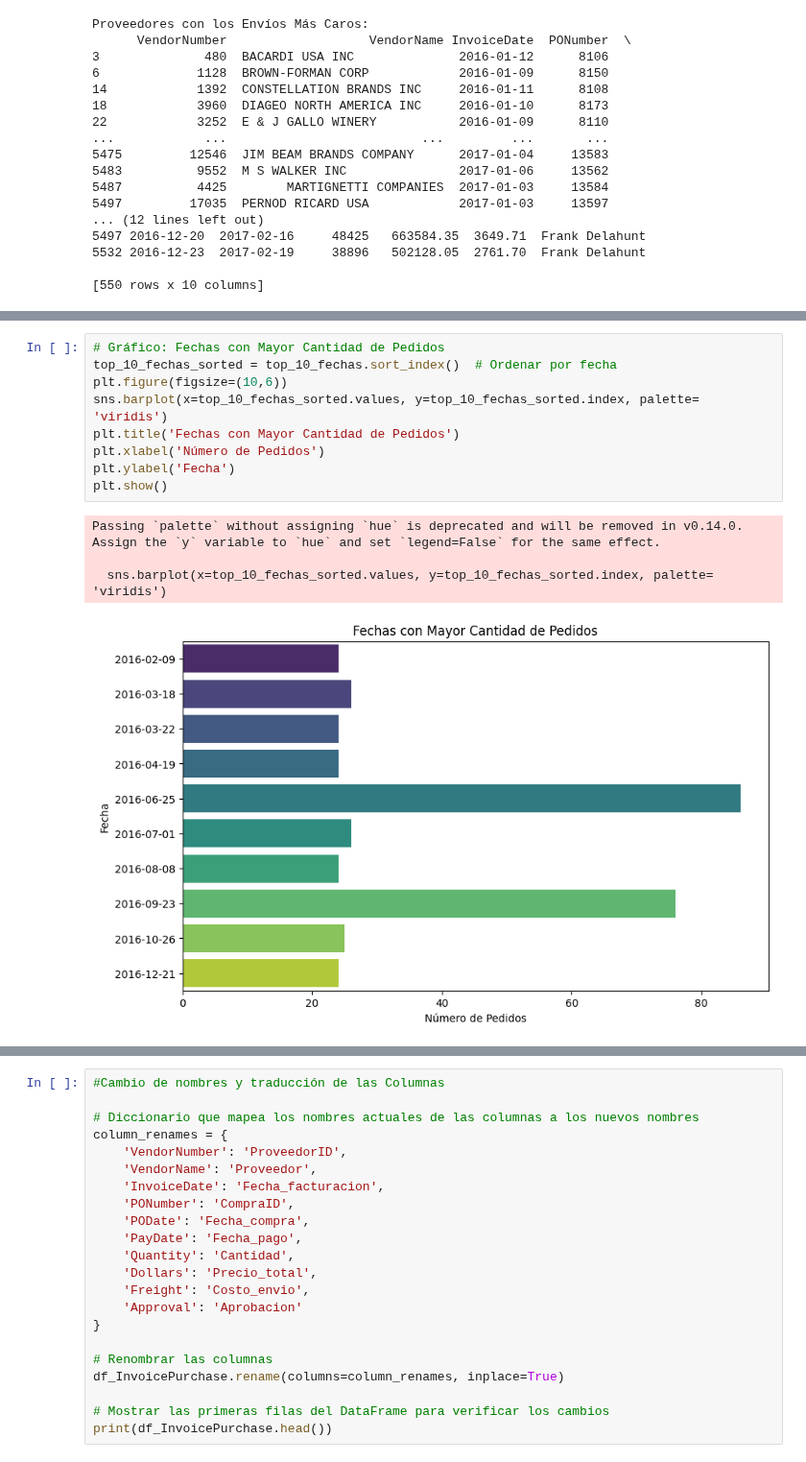
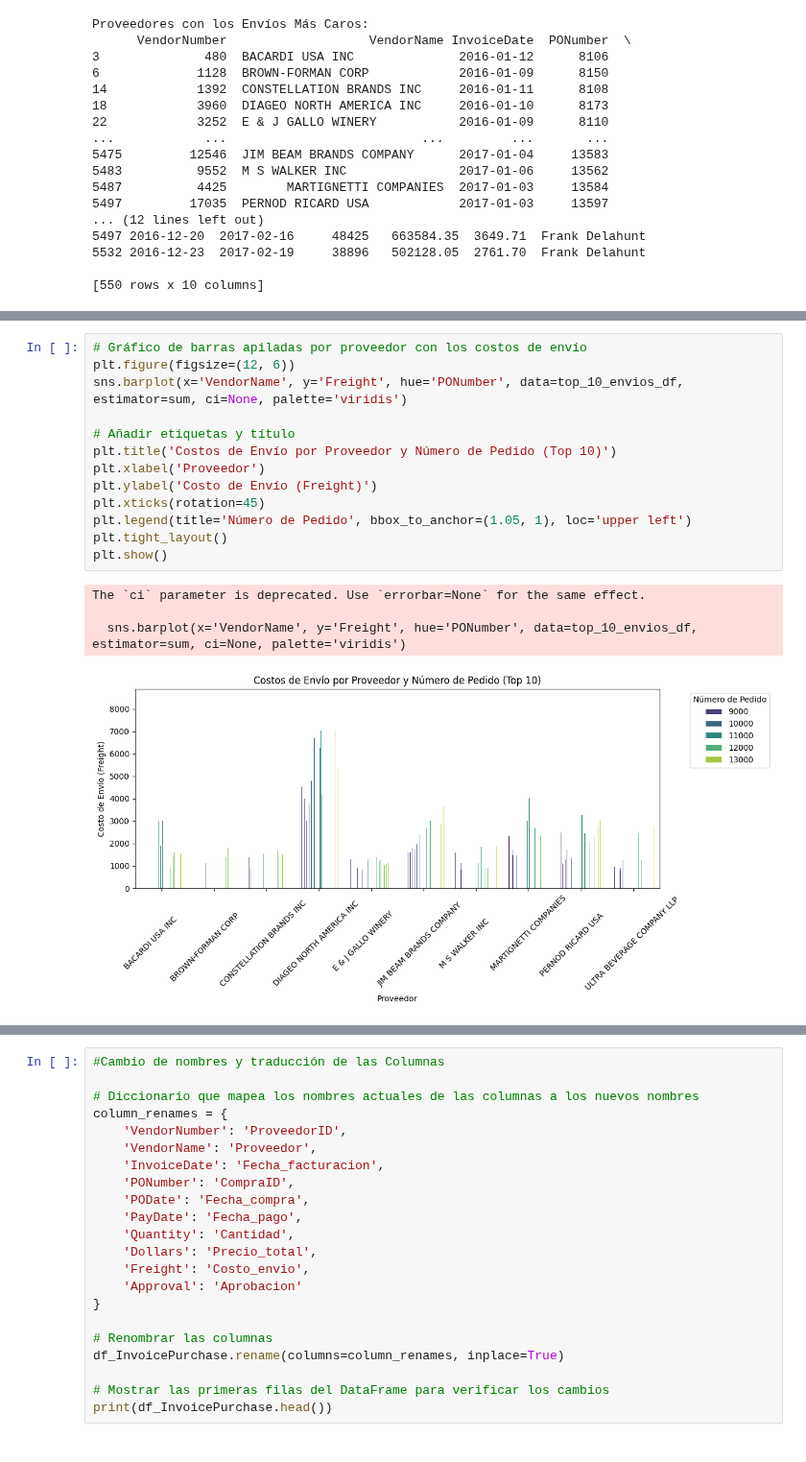
Before and after one commit to danipars/Analisis_Inventario_Distribuidora_Licores_AMCDrinks, a Jupyter notebook: EDA/OrdenesCompra.ipynb, the cells around one changed output, grey strips where cells are left out. Shown at 96% size. Saved outputs shown, nothing was run; the diff lists cells and outputs as text.

```diff
--- a/EDA/OrdenesCompra.ipynb
+++ b/EDA/OrdenesCompra.ipynb
@@ -427,14 +414,18 @@ Passing `palette` without assigning `hue` is deprecated and will be removed in v
-# %%
-# Gráfico: Fechas con Mayor Cantidad de Pedidos
-top_10_fechas_sorted = top_10_fechas.sort_index()  # Ordenar por fecha
-plt.figure(figsize=(10,6))
-sns.barplot(x=top_10_fechas_sorted.values, y=top_10_fechas_sorted.index, palette= 'viridis')
-plt.title('Fechas con Mayor Cantidad de Pedidos')
-plt.xlabel('Número de Pedidos')
-plt.ylabel('Fecha')
-plt.show()
-# %% [output]
-Passing `palette` without assigning `hue` is deprecated and will be removed in v0.14.0. Assign the `y` variable to `hue` and set `legend=False` for the same effect.
-
-  sns.barplot(x=top_10_fechas_sorted.values, y=top_10_fechas_sorted.index, palette= 'viridis')
-[figure, removed]
+# %%
+# Gráfico de barras apiladas por proveedor con los costos de envío
+plt.figure(figsize=(12, 6))
+sns.barplot(x='VendorName', y='Freight', hue='PONumber', data=top_10_envios_df, estimator=sum, ci=None, palette='viridis')
+
+# Añadir etiquetas y título
+plt.title('Costos de Envío por Proveedor y Número de Pedido (Top 10)')
+plt.xlabel('Proveedor')
+plt.ylabel('Costo de Envío (Freight)')
+plt.xticks(rotation=45)
+plt.legend(title='Número de Pedido', bbox_to_anchor=(1.05, 1), loc='upper left')
+plt.tight_layout()
+plt.show()
+# %% [output]
+The `ci` parameter is deprecated. Use `errorbar=None` for the same effect.
+
+  sns.barplot(x='VendorName', y='Freight', hue='PONumber', data=top_10_envios_df, estimator=sum, ci=None, palette='viridis')
+[figure, added]
```
Also changed, not shown: parts of 4 cells of this notebook.
